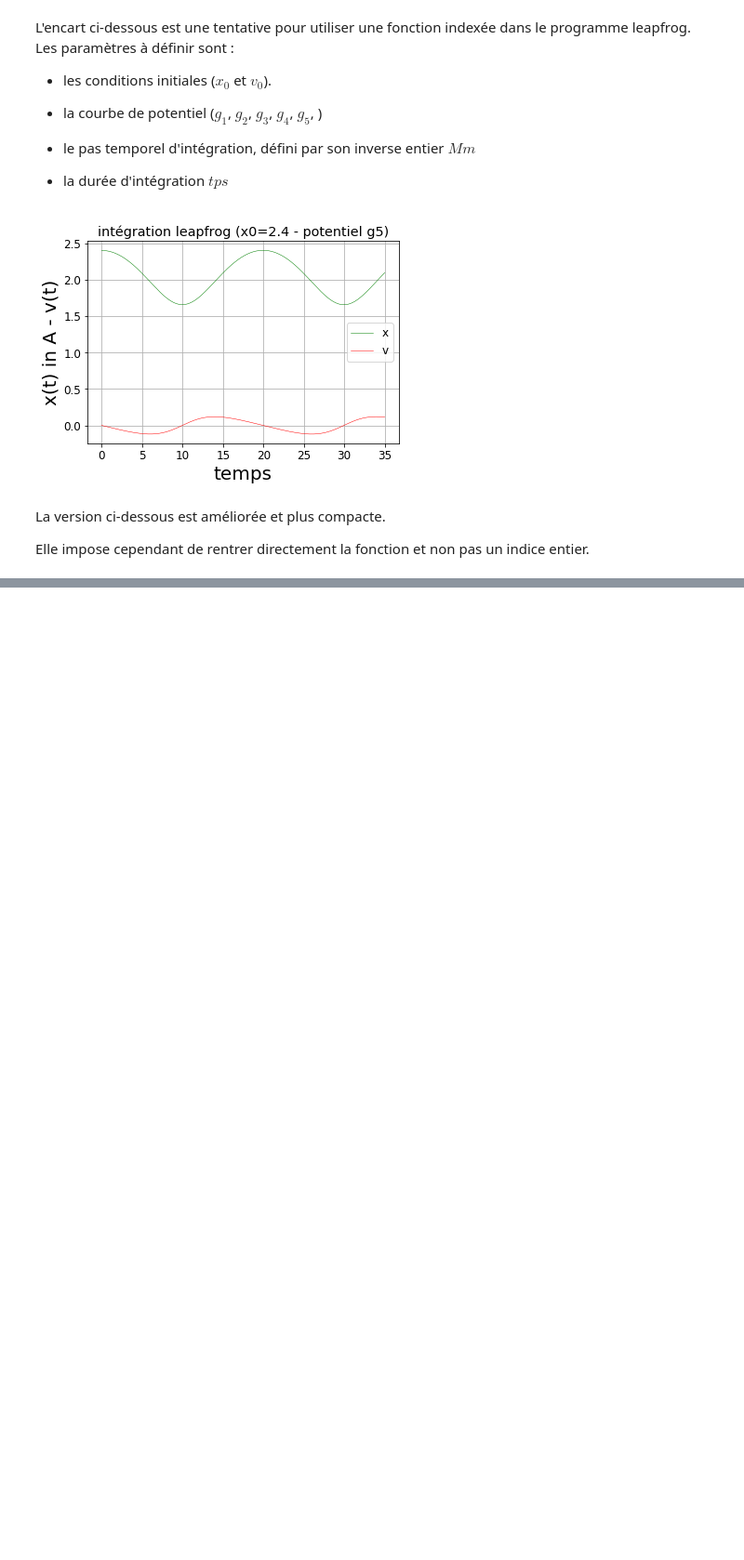
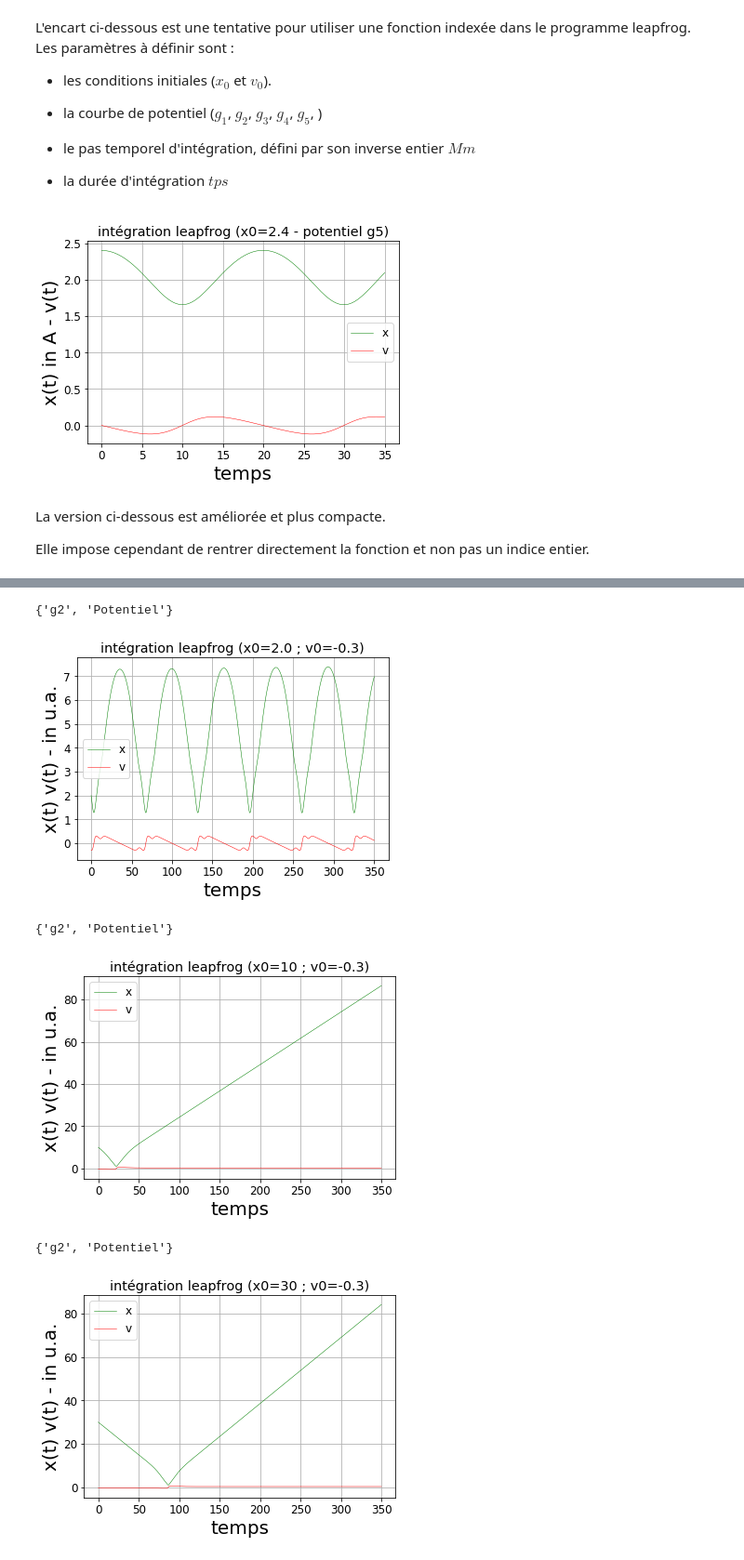
Before and after one commit to Yves-LEMEN/manip-fichiers, a Jupyter notebook: gestion fichiers.ipynb, the cells around one changed output, grey strips where cells are left out. Shown: that part at 93% size. Saved outputs shown, nothing was run; the diff lists cells and outputs as text; code cells hidden in the pictures; blank space fills up the shorter version.

```diff
--- a/gestion fichiers.ipynb
+++ b/gestion fichiers.ipynb
@@ -424,0 +485,80 @@ On a plotté le potentiel g3 qui présente des ondulations.
+# %%
+x0=2.0 # Les valeurs autorisées dépendent du potentiel
+v0=-0.3
+Potentiel=g2
+vue=[x0, 10, 30, 90]
+###############################################################################
+# entrée des paramètres temporels - limite de temps tps pas temporel Mm
+Mm = 100000
+tps=350
+tp=np.linspace(0,tps,Mm)
+dtp = tp[1] - tp[0]
+
+
+###############################################################################
+# calcul de la valeur de la dérivée du potentiel en un point x
+def derivpot(z, Potentiel):
+        h=0.00001
+        pot=(Potentiel(z+h)-Potentiel(z))/h
+
+        return pot
+
+
+###############################################################################
+# création de la fonction resoudre qui donne position et vitesses par la méthode leapfrog (coeur du programme)
+def resoudre(x0,v0, Mm, Potentiel):
+
+########################
+# Initialisation à 0 des variables, et Conditions initiales
+    x = zeros(Mm)
+    v = zeros(Mm)
+    x[0] = x0
+    v[0] = v0
+
+########################
+# Intégration "leapfrog"
+    k0= derivpot(x0,Potentiel)
+
+    for i in range(0,Mm-1):
+        v[i + 1] = v[i] - dtp*k0
+        x[i + 1] = x[i] + dtp*v[i + 1]
+        if i!=0: k0=derivpot(x[i],Potentiel)
+
+    return x,v
+###############################################################################
+
+
+
+for iplot in range(0,4):
+    x1=vue[iplot]
+    x,v = resoudre(x1,v0,Mm,Potentiel)
+
+    texte = set(varname for varname, varval in globals().items() if varval is Potentiel)
+    print(texte)
+
+    rcParams["axes.grid"] = True
+    rcParams['font.size'] = 12
+    rcParams['axes.labelsize'] = 20
+    figure()
+    plt.plot(tp,x,'g',linewidth=0.5, label='x')
+    plt.plot(tp,v,'r',linewidth=0.5, label='v')
+    xlabel("temps")
+
+    express1="x(t) v(t) - in u.a."
+
+    ylabel(express1)
+    titre1 = "intégration leapfrog (x0={} ; v0={})".format(x1,v0)
+
+    plt.title (titre1)
+    plt.legend(loc='best', frameon= True)
+
+###############################################################################
+    show()
+###############################################################################
+# %% [output]
+{'g2', 'Potentiel'}
+[figure, added]
+{'g2', 'Potentiel'}
+[figure, added]
+{'g2', 'Potentiel'}
+[figure, added]
```
Also changed, not shown: parts of 10 cells of this notebook.
